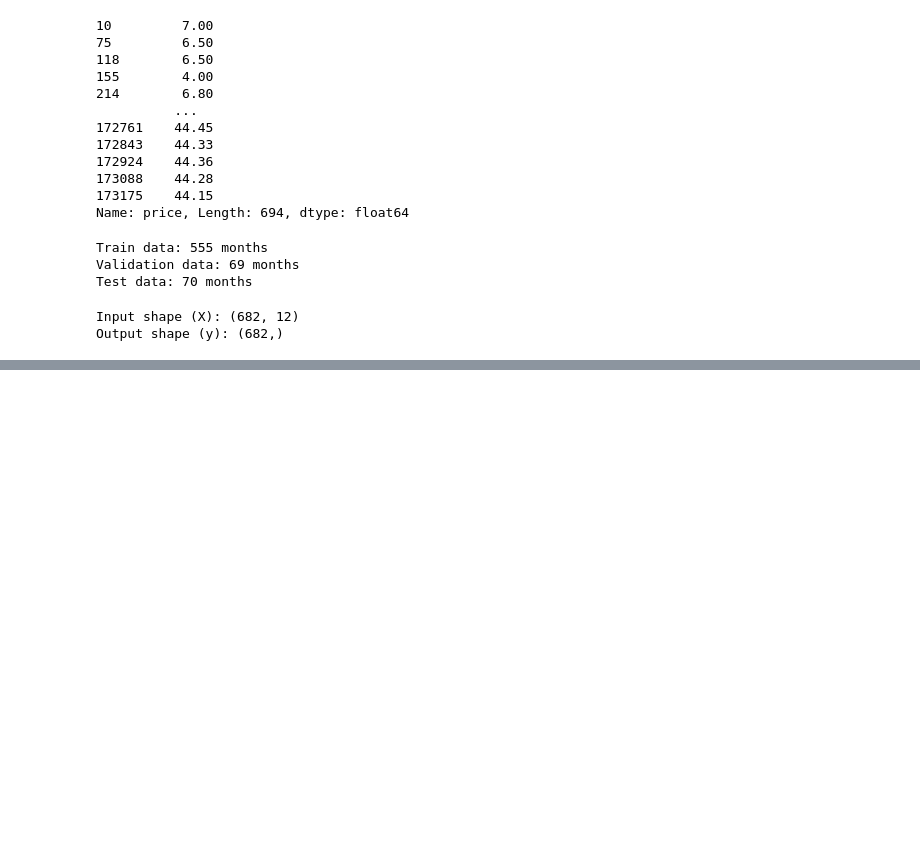
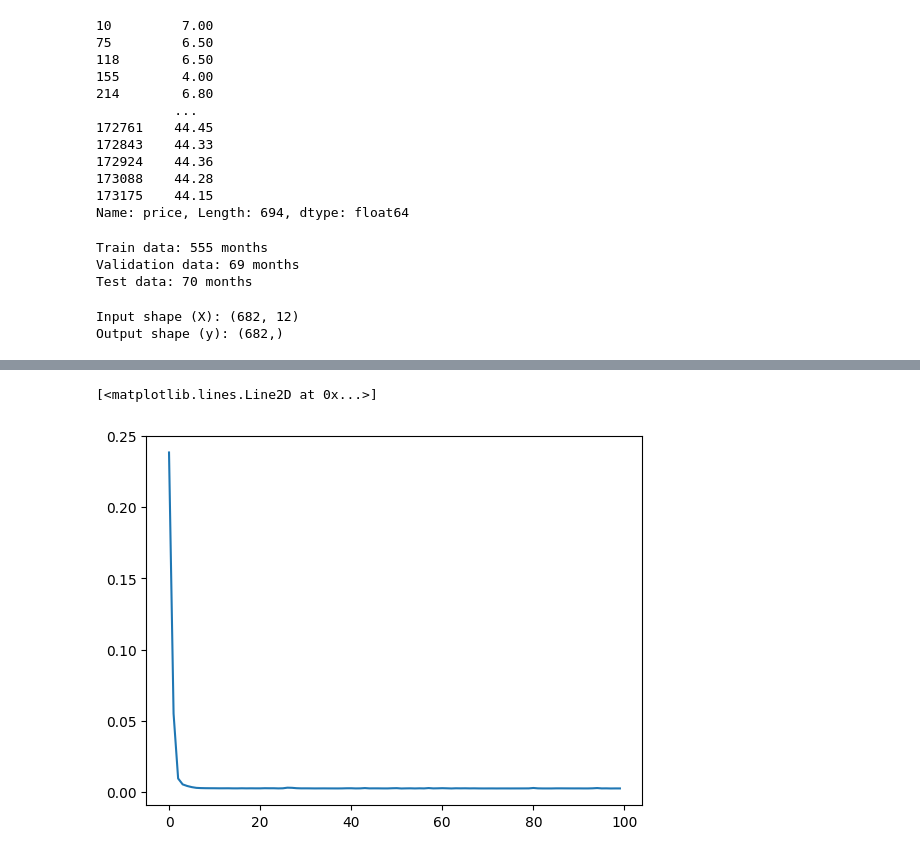
Before and after one commit to aevnum/wheat-price-prediction-deep-learning, a Jupyter notebook: SIH.ipynb, the cells around one changed output, grey strips where cells are left out. Saved outputs shown, nothing was run; the diff lists cells and outputs as text; code cells hidden in the pictures; blank space fills up the shorter version.

```diff
--- a/SIH.ipynb
+++ b/SIH.ipynb
@@ -244,5 +255,7 @@ history = lstm_model.fit(X_train, y_train, epochs=100, validation_data=(X_val, y
 test_loss, test_mae = lstm_model.evaluate(X_test, y_test)
 
 print(f"Test MAE: {test_mae}")
+
+plt.plot(history.history['loss'], label='train')
 # %% [output]
 Epoch 1/100
@@ -265,3 +278,5 @@ Test MAE: 0.05021178722381592
+[<matplotlib.lines.Line2D at 0x...>]
+[figure, added]
 # %%
 # Reshape X_train, X_val, and X_test for LSTM input
 X_train_lstm = X_train.reshape((X_train.shape[0], X_train.shape[1], 1))
```
Also changed, not shown: parts of 12 cells of this notebook.
